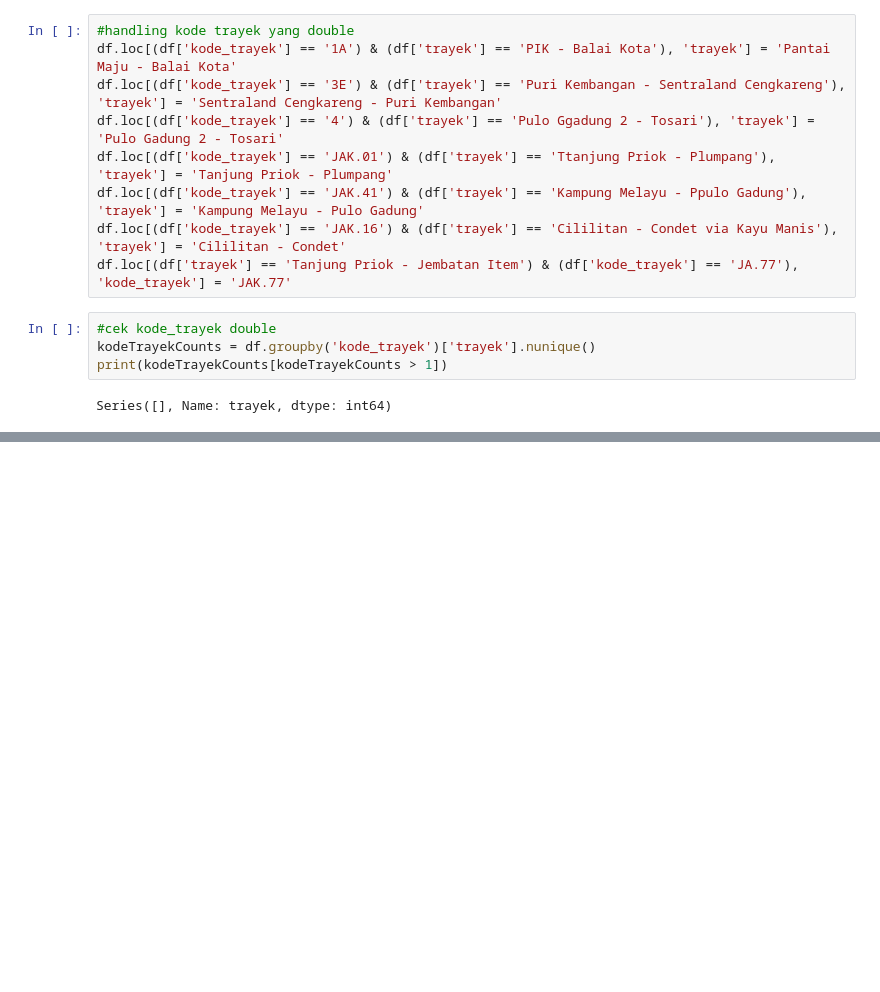
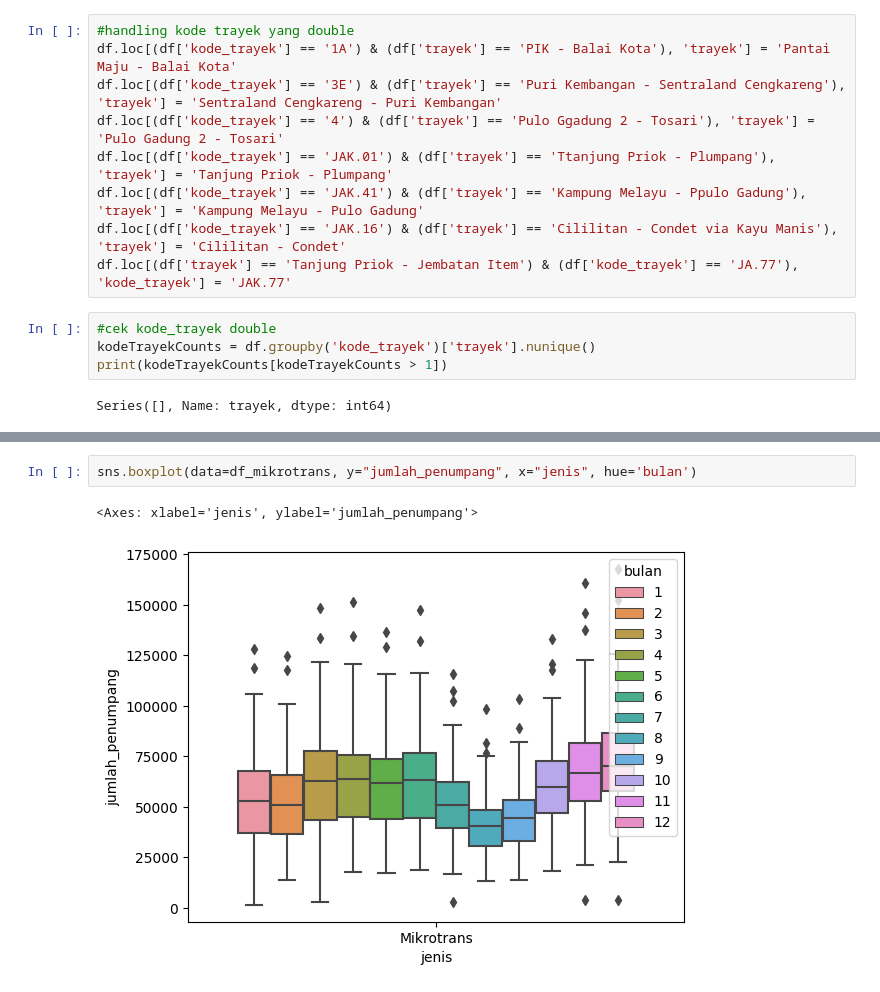
Before and after one commit to dafiqalfa/TransJakarta-Passengers-2021, a Jupyter notebook: notebooks/cleaningData.ipynb, the cells around one changed output, grey strips where cells are left out. Cells and saved outputs as stored; diff of their text form; blank space fills up the shorter version.

```diff
--- a/notebooks/cleaningData.ipynb
+++ b/notebooks/cleaningData.ipynb
@@ -185,0 +237,5 @@ Name: kode_trayek, dtype: int64
+# %%
+sns.boxplot(data=df_mikrotrans, y="jumlah_penumpang", x="jenis", hue='bulan')
+# %% [output]
+<Axes: xlabel='jenis', ylabel='jumlah_penumpang'>
+[figure, added]
```
Also changed, not shown: parts of 26 cells of this notebook.
